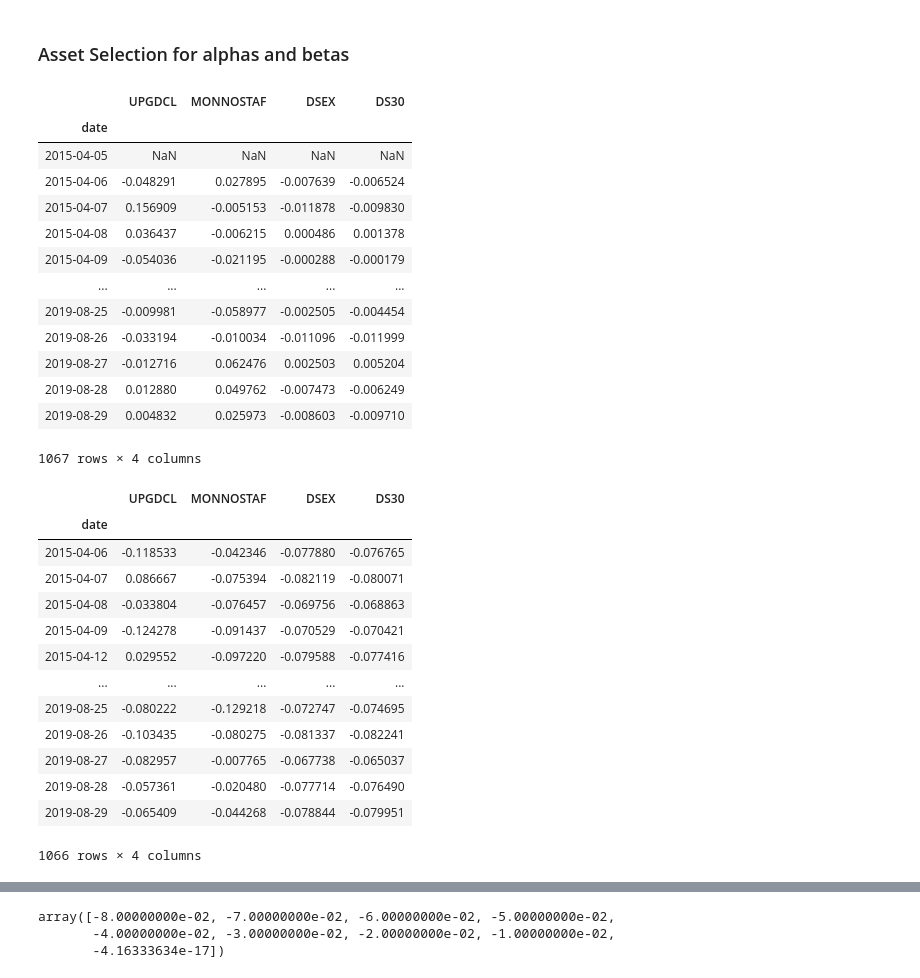
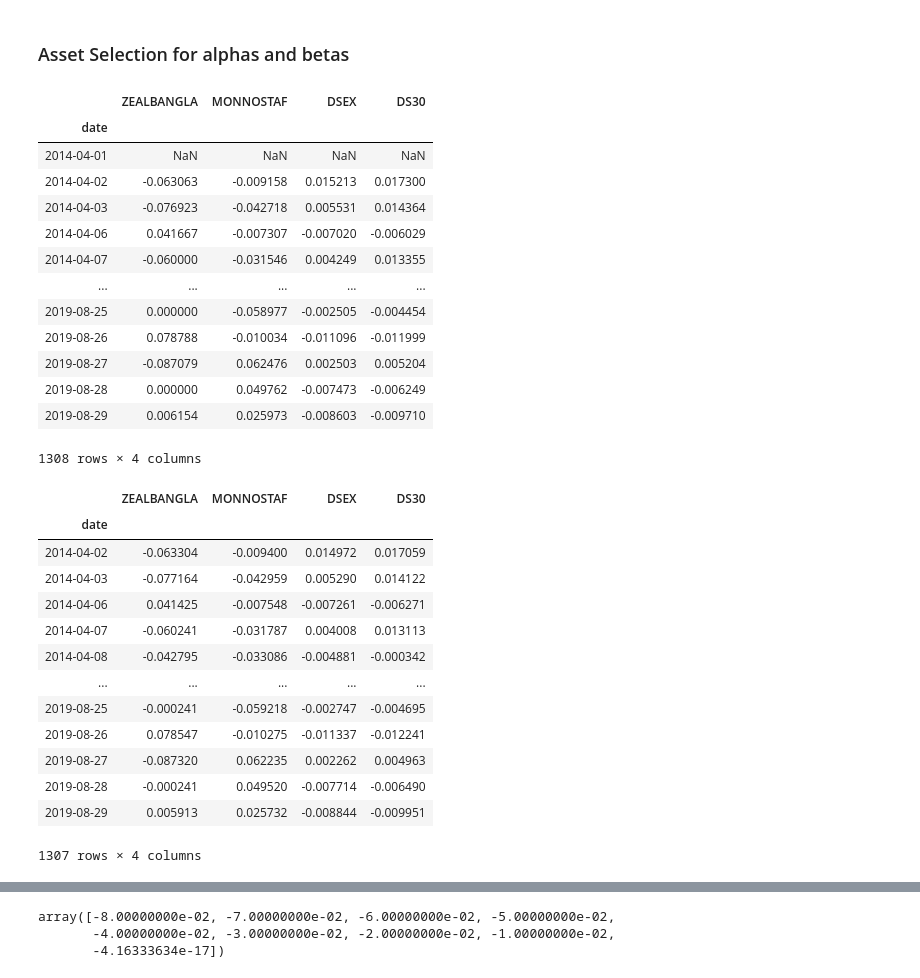
Before and after one commit to kalam360/dse-stock-analysis, a Jupyter notebook: sy-portfolio/single-index-model-with-alphas-betas-portfolio.ipynb, the cells around one changed output, grey strips where cells are left out. Cells and saved outputs as stored; diff of their text form; code cells hidden in the pictures.

```diff
--- a/sy-portfolio/single-index-model-with-alphas-betas-portfolio.ipynb
+++ b/sy-portfolio/single-index-model-with-alphas-betas-portfolio.ipynb
@@ -84,43 +84,43 @@ df.loc[:, ['DSEX', 'MONNOSTAF']].dropna()
 # %% [markdown]
 ### Asset Selection for alphas and betas
 # %%
-selected_symbol = ['UPGDCL', 'MONNOSTAF', 'DSEX', 'DS30']
+selected_symbol = ['ZEALBANGLA', 'MONNOSTAF', 'DSEX', 'DS30']
 df_selected = df.loc[:,selected_symbol].dropna()
 df_selected_rate = df_selected.pct_change(1)
 df_selected_rate
 # %% [output]
-|  | UPGDCL | MONNOSTAF | DSEX | DS30 |
+|  | ZEALBANGLA | MONNOSTAF | DSEX | DS30 |
 | date |  |  |  |  |
-| 2015-04-05 | NaN | NaN | NaN | NaN |
-| 2015-04-06 | -0.048291 | 0.027895 | -0.007639 | -0.006524 |
-| 2015-04-07 | 0.156909 | -0.005153 | -0.011878 | -0.009830 |
-| 2015-04-08 | 0.036437 | -0.006215 | 0.000486 | 0.001378 |
-| 2015-04-09 | -0.054036 | -0.021195 | -0.000288 | -0.000179 |
+| 2014-04-01 | NaN | NaN | NaN | NaN |
+| 2014-04-02 | -0.063063 | -0.009158 | 0.015213 | 0.017300 |
+| 2014-04-03 | -0.076923 | -0.042718 | 0.005531 | 0.014364 |
+| 2014-04-06 | 0.041667 | -0.007307 | -0.007020 | -0.006029 |
+| 2014-04-07 | -0.060000 | -0.031546 | 0.004249 | 0.013355 |
 | ... | ... | ... | ... | ... |
-| 2019-08-25 | -0.009981 | -0.058977 | -0.002505 | -0.004454 |
-| 2019-08-26 | -0.033194 | -0.010034 | -0.011096 | -0.011999 |
-| 2019-08-27 | -0.012716 | 0.062476 | 0.002503 | 0.005204 |
-| 2019-08-28 | 0.012880 | 0.049762 | -0.007473 | -0.006249 |
-| 2019-08-29 | 0.004832 | 0.025973 | -0.008603 | -0.009710 |
+| 2019-08-25 | 0.000000 | -0.058977 | -0.002505 | -0.004454 |
+| 2019-08-26 | 0.078788 | -0.010034 | -0.011096 | -0.011999 |
+| 2019-08-27 | -0.087079 | 0.062476 | 0.002503 | 0.005204 |
+| 2019-08-28 | 0.000000 | 0.049762 | -0.007473 | -0.006249 |
+| 2019-08-29 | 0.006154 | 0.025973 | -0.008603 | -0.009710 |
-1067 rows × 4 columns
+1308 rows × 4 columns
 # %%
 df_selected_rate = df_selected_rate.dropna() - (risk_free/252)
 df_selected_rate
 # %% [output]
-|  | UPGDCL | MONNOSTAF | DSEX | DS30 |
+|  | ZEALBANGLA | MONNOSTAF | DSEX | DS30 |
 | date |  |  |  |  |
-| 2015-04-06 | -0.118533 | -0.042346 | -0.077880 | -0.076765 |
-| 2015-04-07 | 0.086667 | -0.075394 | -0.082119 | -0.080071 |
-| 2015-04-08 | -0.033804 | -0.076457 | -0.069756 | -0.068863 |
-| 2015-04-09 | -0.124278 | -0.091437 | -0.070529 | -0.070421 |
-| 2015-04-12 | 0.029552 | -0.097220 | -0.079588 | -0.077416 |
+| 2014-04-02 | -0.063304 | -0.009400 | 0.014972 | 0.017059 |
+| 2014-04-03 | -0.077164 | -0.042959 | 0.005290 | 0.014122 |
+| 2014-04-06 | 0.041425 | -0.007548 | -0.007261 | -0.006271 |
+| 2014-04-07 | -0.060241 | -0.031787 | 0.004008 | 0.013113 |
+| 2014-04-08 | -0.042795 | -0.033086 | -0.004881 | -0.000342 |
 | ... | ... | ... | ... | ... |
-| 2019-08-25 | -0.080222 | -0.129218 | -0.072747 | -0.074695 |
-| 2019-08-26 | -0.103435 | -0.080275 | -0.081337 | -0.082241 |
-| 2019-08-27 | -0.082957 | -0.007765 | -0.067738 | -0.065037 |
-| 2019-08-28 | -0.057361 | -0.020480 | -0.077714 | -0.076490 |
-| 2019-08-29 | -0.065409 | -0.044268 | -0.078844 | -0.079951 |
+| 2019-08-25 | -0.000241 | -0.059218 | -0.002747 | -0.004695 |
+| 2019-08-26 | 0.078547 | -0.010275 | -0.011337 | -0.012241 |
+| 2019-08-27 | -0.087320 | 0.062235 | 0.002262 | 0.004963 |
+| 2019-08-28 | -0.000241 | 0.049520 | -0.007714 | -0.006490 |
+| 2019-08-29 | 0.005913 | 0.025732 | -0.008844 | -0.009951 |
-1066 rows × 4 columns
+1307 rows × 4 columns
 # %%
 df_selected['DSEX'].plot()
 # %% [output]
```
Also changed, not shown: parts of 7 cells of this notebook, 1 other file.
